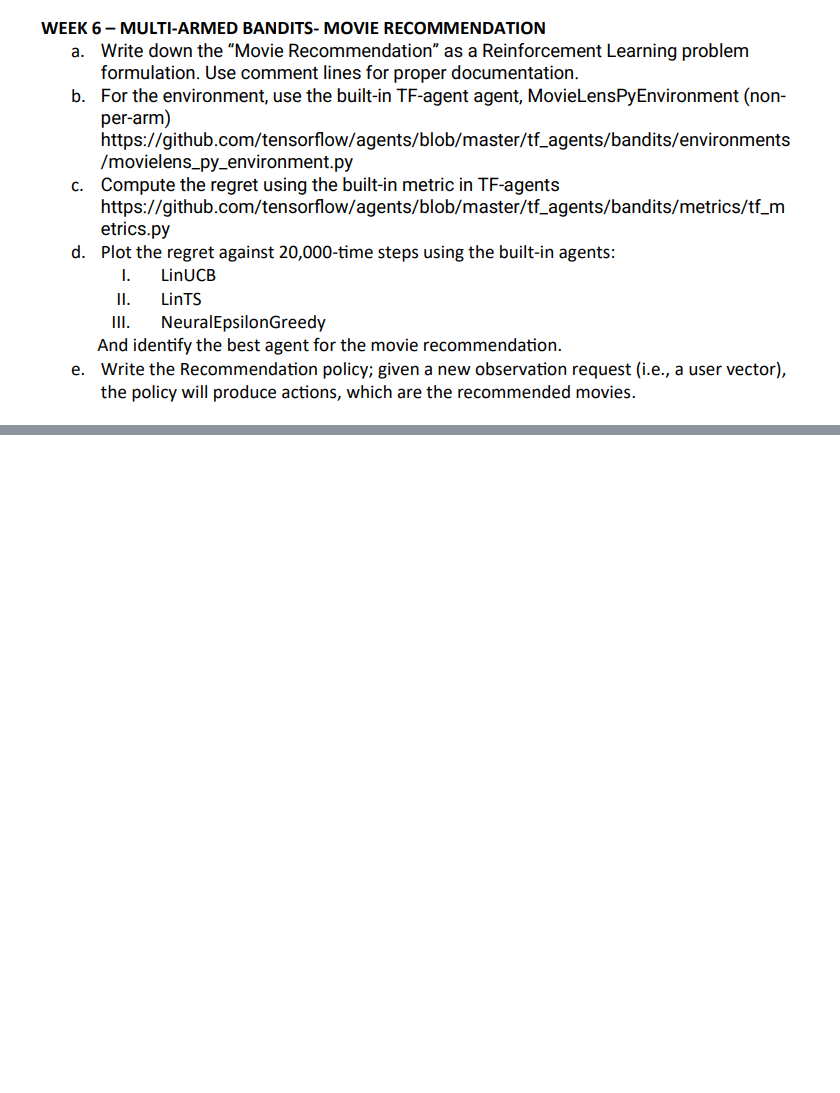
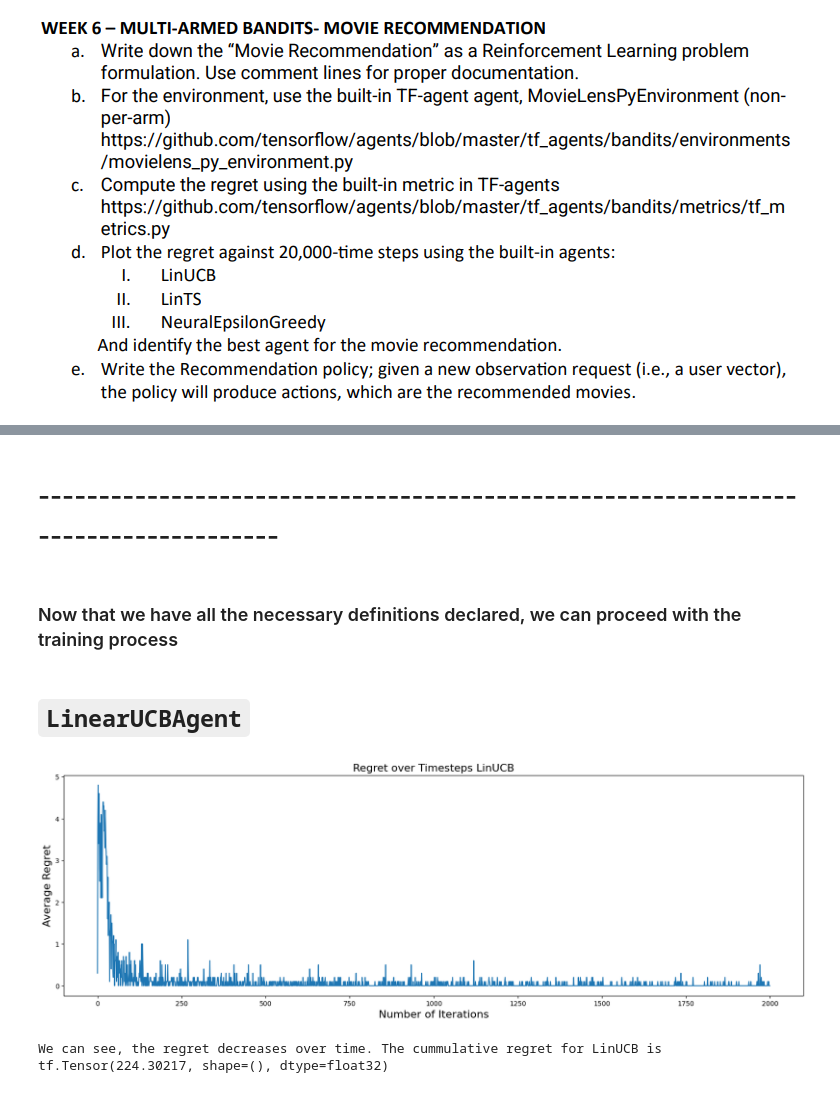
Before and after one commit to kartabyakrishna/Data-Science-Engineering, a Jupyter notebook: 6th-Semester/AI-Lab/Week06/210968244 - Week06.ipynb, the cells around one changed output, grey strips where cells are left out. Saved outputs shown, nothing was run; the diff lists cells and outputs as text; code cells hidden in the pictures; blank space fills up the shorter version.

```diff
--- a/6th-Semester/AI-Lab/Week06/210968244 - Week06.ipynb
+++ b/6th-Semester/AI-Lab/Week06/210968244 - Week06.ipynb
@@ -9,0 +167,2 @@
+# %%
+data_path = './input/u.data'
@@ -9,0 +331,33 @@
+# %%
+def train(agent):
+
+  if agent == 'LinUCB':
+    agent = linucb
+  elif agent == 'LinTS':
+    agent = lints
+  elif agent == 'NeurEps':
+    agent = neureps
+
+
+  replay_buffer = tf_uniform_replay_buffer.TFUniformReplayBuffer(
+    data_spec=agent.policy.trajectory_spec,
+    batch_size=BATCH_SIZE,
+    max_length=STEPS_PER_LOOP)
+
+  observers = [replay_buffer.add_batch, regret_metric]
+
+  driver = dynamic_step_driver.DynamicStepDriver(
+      env=environment,
+      policy=agent.collect_policy,
+      num_steps=STEPS_PER_LOOP * BATCH_SIZE,
+      observers=observers)
+
+  regret_values = []
+
+  for _ in range(TRAINING_LOOPS):
+    driver.run()
+    loss_info = agent.train(replay_buffer.gather_all())
+    replay_buffer.clear()
+    regret_values.append(regret_metric.result())
+
+  return regret_values, agent
@@ -9,0 +388,23 @@
+# %% [markdown]
+# -----------------------------------------------------------------------------------
+# %% [markdown]
+### Now that we have all the necessary definitions declared, we can proceed with the training process
+# %% [markdown]
+# `LinearUCBAgent`
+# %%
+# plotting the regret values of the LinUCB agent
+regret_values_linucb, linucb_agent = train('LinUCB')
+plt.plot(regret_values_linucb)
+plt.title('Regret over Timesteps LinUCB', fontsize=16)
+plt.xlabel('Number of Iterations', fontsize=16)
+plt.ylabel('Average Regret', fontsize=16)
+fig = plt.gcf()
+fig.set_size_inches(20, 6)
+plt.show()
+# %% [output]
+[figure, added]
+# %%
+# summation of regret values
+print("We can see, the regret decreases over time. The cummulative regret for LinUCB is ", sum(regret_values_linucb))
+# %% [output]
+We can see, the regret decreases over time. The cummulative regret for LinUCB is  tf.Tensor(224.30217, shape=(), dtype=float32)
```
Also changed, not shown: parts of 52 cells of this notebook, 9 other files.
